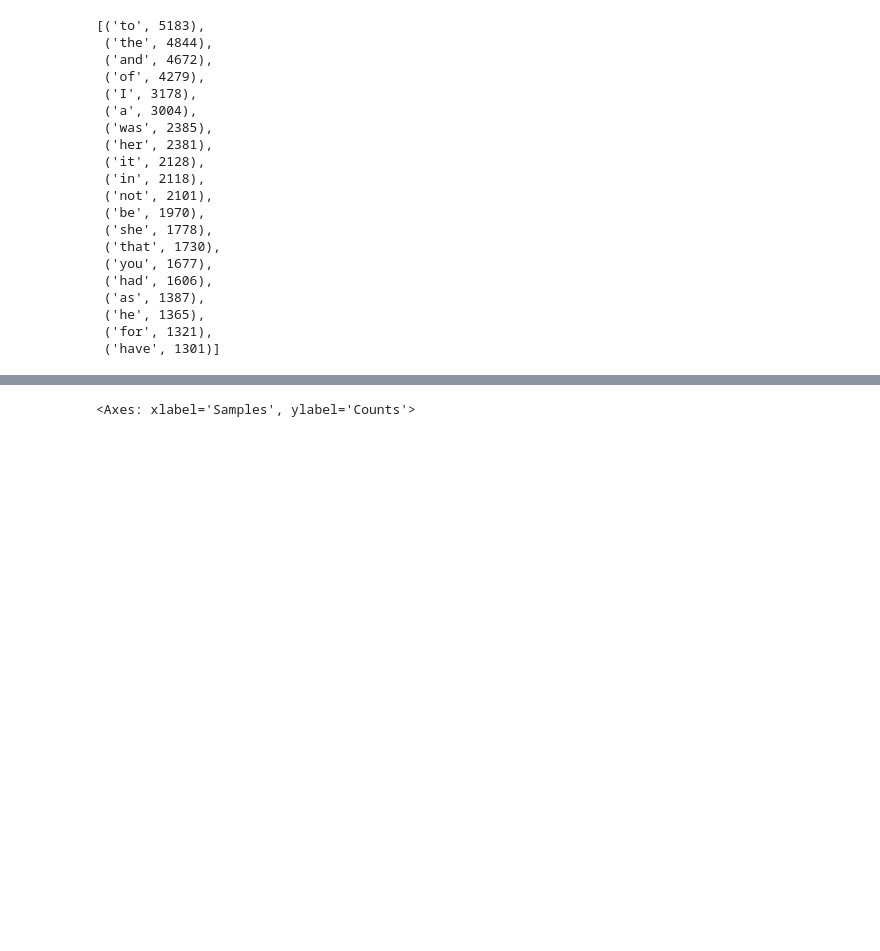
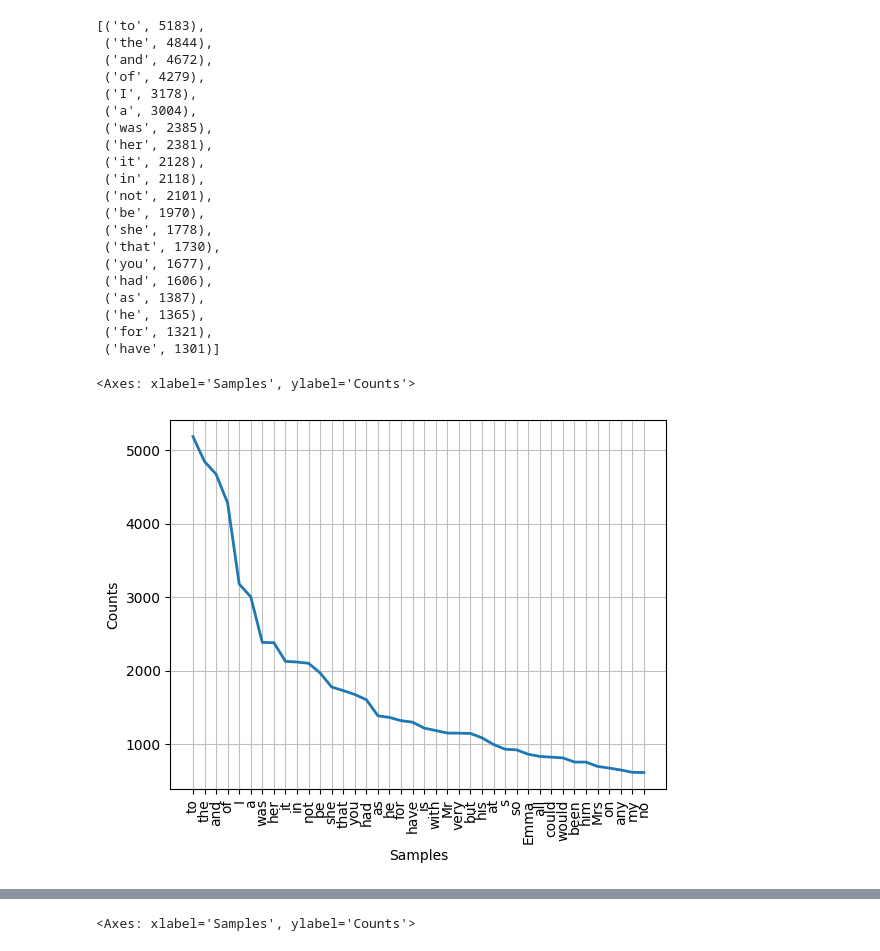
Before and after one commit to pdj2000/NLP_2024, a Jupyter notebook: 11_moreonnlp.ipynb, the cells around one changed output, grey strips where cells are left out. Cells and saved outputs as stored; diff of their text form; code cells hidden in the pictures; blank space fills up the shorter version.

```diff
--- a/11_moreonnlp.ipynb
+++ b/11_moreonnlp.ipynb
@@ -358,3 +422,8 @@ fd # results as a list vertically
  ('he', 1365),
  ('for', 1321),
  ('have', 1301)]
+# %%
+nltk.Text(words).plot(40)
+# %% [output]
+<Axes: xlabel='Samples', ylabel='Counts'>
+[figure, added]
```
Also changed, not shown: parts of 15 cells of this notebook.
